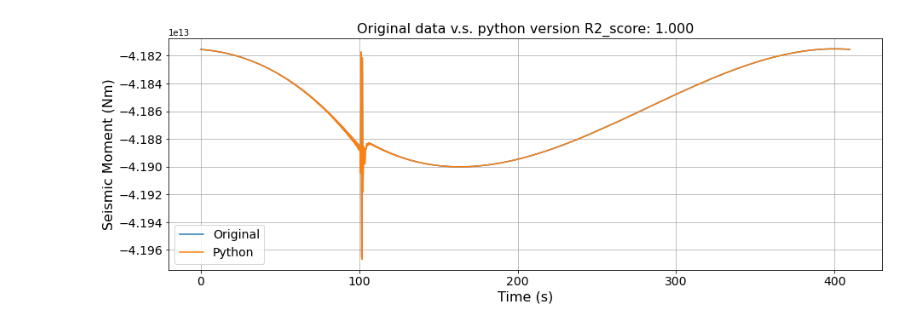
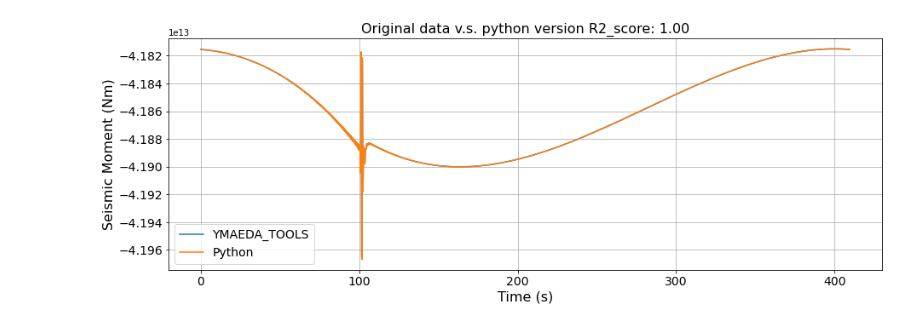
Before and after one commit to natsunoyuki/seismic_analysis_tools, a Jupyter notebook: ymaeda_tools_inv_checks.ipynb, the cells around one changed output. Saved outputs shown, nothing was run; the diff lists cells and outputs as text; code cells hidden in the pictures.

```diff
--- a/ymaeda_tools_inv_checks.ipynb
+++ b/ymaeda_tools_inv_checks.ipynb
@@ -36,14 +47,14 @@ Time elapsed: 27.275s
 # %%
 plt.figure(figsize = (15, 5))
-plt.title("Original data v.s. python version R2_score: {:.3f}".format(r2_score(mt, mr)), fontsize = 16)
+plt.title("Original data v.s. python version R2_score: {:.2f}".format(r2_score(mt, mr)), fontsize = 16)
 plt.plot(t, mt)
 plt.plot(t, mr)
 plt.xlabel('Time (s)', fontsize = 16)
 plt.ylabel('Seismic Moment (Nm)', fontsize = 16)
-plt.legend(["Original", "Python"], fontsize = 14)
+plt.legend(["YMAEDA_TOOLS", "Python"], fontsize = 14)
 plt.grid(True)
 plt.xticks(fontsize = 14)
 plt.yticks(fontsize = 14)
 plt.show()
 # %% [output]
-[figure, old version]
+[figure, new version]
```
Also changed, not shown: parts of 4 cells of this notebook, 2 other files.
